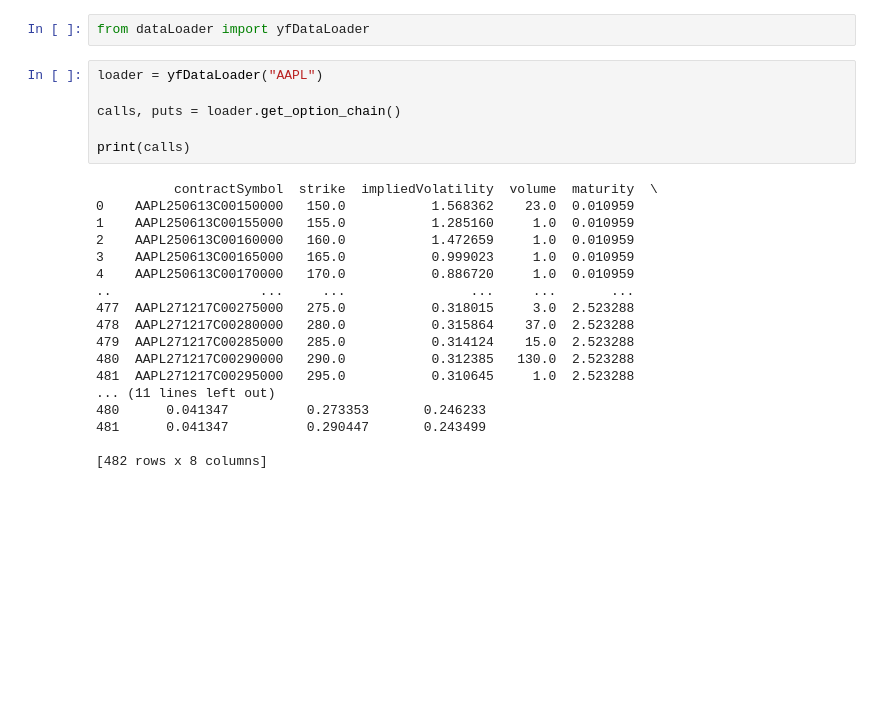
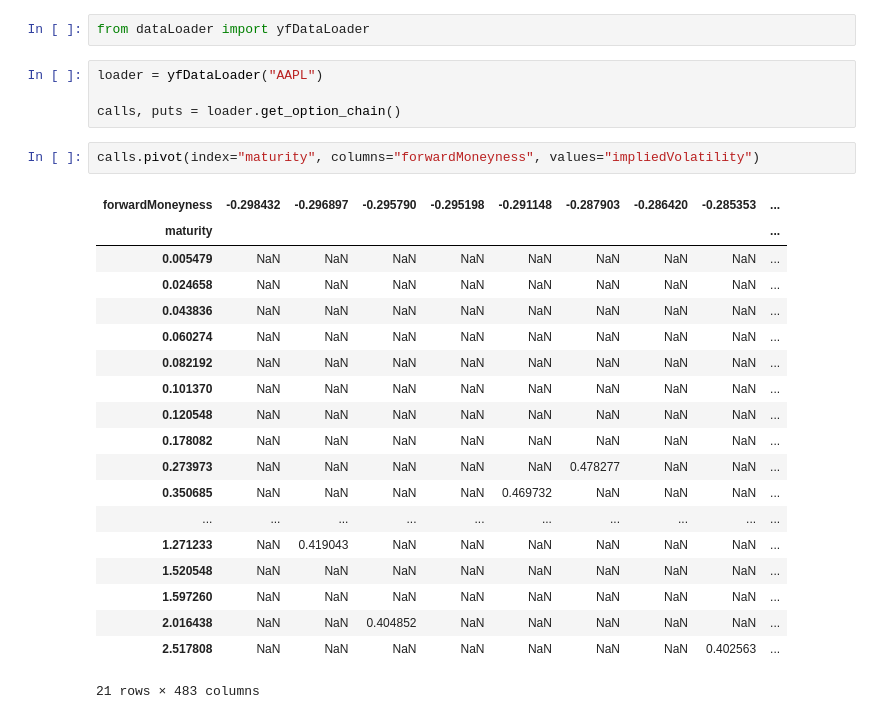
Before and after one commit to mb139619/volatilithings, a Jupyter notebook: main.ipynb, the cells around one changed output. Saved outputs shown, nothing was run; the diff lists cells and outputs as text; blank space fills up the shorter version.

```diff
--- a/main.ipynb
+++ b/main.ipynb
@@ -4,26 +4,28 @@ from dataLoader import yfDataLoader
 loader = yfDataLoader("AAPL")
 
 calls, puts = loader.get_option_chain()
-
-print(calls)
-# %% [output]
-          contractSymbol  strike  impliedVolatility  volume  maturity  \
-0    AAPL250613C00150000   150.0           1.568362    23.0  0.010959
-1    AAPL250613C00155000   155.0           1.285160     1.0  0.010959
-2    AAPL250613C00160000   160.0           1.472659     1.0  0.010959
-3    AAPL250613C00165000   165.0           0.999023     1.0  0.010959
-4    AAPL250613C00170000   170.0           0.886720     1.0  0.010959
-..                   ...     ...                ...     ...       ...
-477  AAPL271217C00275000   275.0           0.318015     3.0  2.523288
-478  AAPL271217C00280000   280.0           0.315864    37.0  2.523288
-479  AAPL271217C00285000   285.0           0.314124    15.0  2.523288
-480  AAPL271217C00290000   290.0           0.312385   130.0  2.523288
-481  AAPL271217C00295000   295.0           0.310645     1.0  2.523288
-... (11 lines left out)
-480      0.041347          0.273353       0.246233
-481      0.041347          0.290447       0.243499
-
-[482 rows x 8 columns]
+# %%
+calls.pivot(index="maturity", columns="forwardMoneyness", values="impliedVolatility")
+# %% [output]
+| forwardMoneyness | -0.298432 | -0.296897 | -0.295790 | -0.295198 | -0.291148 | -0.287903 | -0.286420 | -0.285353 | ... |
+| maturity |  |  |  |  |  |  |  |  | ... |
+| 0.005479 | NaN | NaN | NaN | NaN | NaN | NaN | NaN | NaN | ... |
+| 0.024658 | NaN | NaN | NaN | NaN | NaN | NaN | NaN | NaN | ... |
+| 0.043836 | NaN | NaN | NaN | NaN | NaN | NaN | NaN | NaN | ... |
+| 0.060274 | NaN | NaN | NaN | NaN | NaN | NaN | NaN | NaN | ... |
+| 0.082192 | NaN | NaN | NaN | NaN | NaN | NaN | NaN | NaN | ... |
+| 0.101370 | NaN | NaN | NaN | NaN | NaN | NaN | NaN | NaN | ... |
+| 0.120548 | NaN | NaN | NaN | NaN | NaN | NaN | NaN | NaN | ... |
+| 0.178082 | NaN | NaN | NaN | NaN | NaN | NaN | NaN | NaN | ... |
+| 0.273973 | NaN | NaN | NaN | NaN | NaN | 0.478277 | NaN | NaN | ... |
+| 0.350685 | NaN | NaN | NaN | NaN | 0.469732 | NaN | NaN | NaN | ... |
+| ... | ... | ... | ... | ... | ... | ... | ... | ... | ... |
+| 1.271233 | NaN | 0.419043 | NaN | NaN | NaN | NaN | NaN | NaN | ... |
+| 1.520548 | NaN | NaN | NaN | NaN | NaN | NaN | NaN | NaN | ... |
+| 1.597260 | NaN | NaN | NaN | NaN | NaN | NaN | NaN | NaN | ... |
+| 2.016438 | NaN | NaN | 0.404852 | NaN | NaN | NaN | NaN | NaN | ... |
+| 2.517808 | NaN | NaN | NaN | NaN | NaN | NaN | NaN | 0.402563 | ... |
+21 rows × 483 columns
 # %%
 import matplotlib.pyplot as plt
 import numpy as np
```
Also changed, not shown: parts of 4 cells of this notebook, 2 other files.
